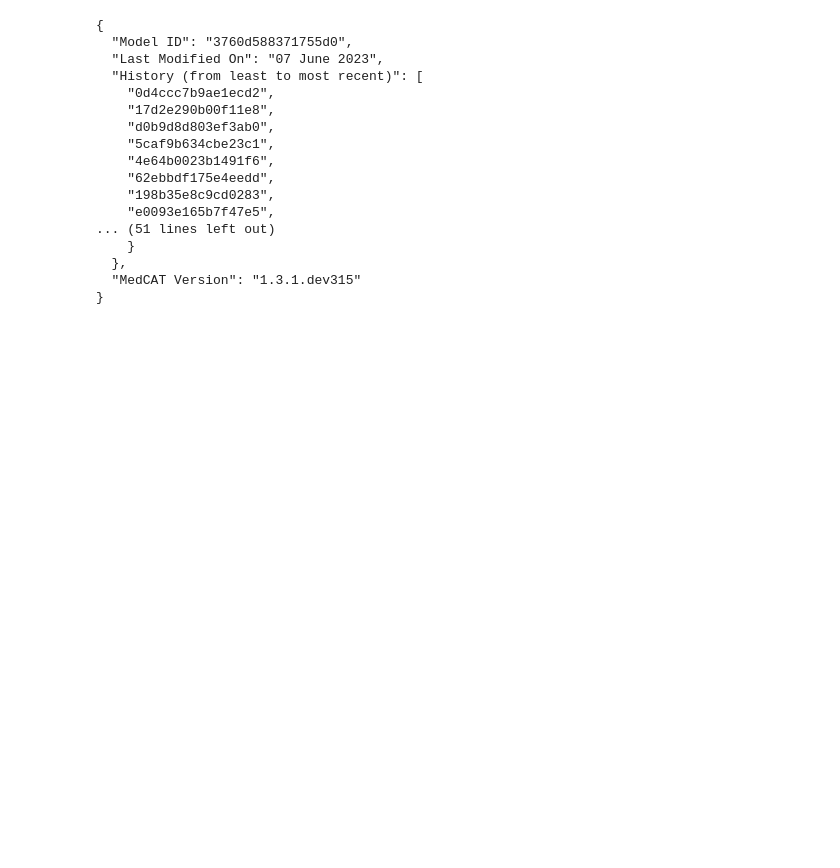
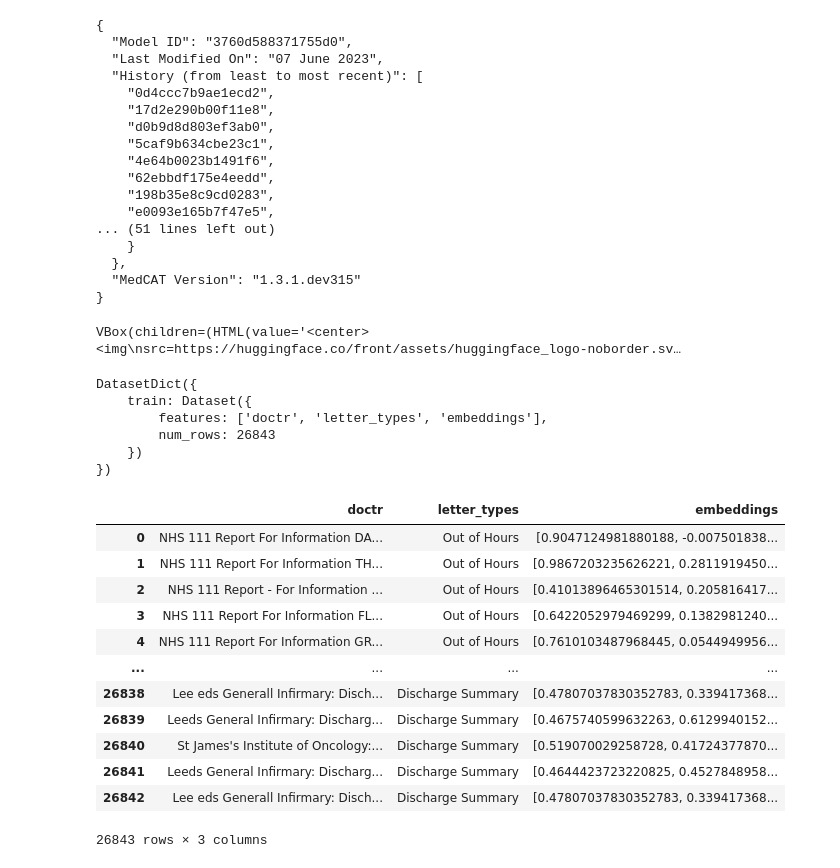
Before and after one commit to wamansou/MedCAT, a Jupyter notebook: testing.ipynb, the cells around one changed output. Drawn from its saved outputs; the diff is of its cells as text; code cells hidden in the pictures; blank space fills up the shorter version.

Commit message:
Notebooks uploaded, working on the reference_dataframe

```diff
--- a/testing.ipynb
+++ b/testing.ipynb
@@ -32,3 +66,10 @@ print(cat.get_model_card())
   },
   "MedCAT Version": "1.3.1.dev315"
 }
+# %%
+from huggingface_hub import login
+# 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
+# Prompt for the Hugging Face token
+login()
+# %% [output]
+VBox(children=(HTML(value='<center> <img\nsrc=https://huggingface.co/front/assets/huggingface_logo-noborder.sv…
@@ -34,0 +79,31 @@ print(cat.get_model_card())
+# %%
+dataset = load_dataset("saintkillio/noimg_letter_types")
+# %%
+dataset
+# %% [output]
+DatasetDict({
+    train: Dataset({
+        features: ['doctr', 'letter_types', 'embeddings'],
+        num_rows: 26843
+    })
+})
+# %%
+import pandas as pd
+
+df = pd.DataFrame(dataset['train'])
+# %%
+df
+# %% [output]
+|  | doctr | letter_types | embeddings |
+| 0 | NHS 111 Report For Information DA... | Out of Hours | [0.9047124981880188, -0.007501838... |
+| 1 | NHS 111 Report For Information TH... | Out of Hours | [0.9867203235626221, 0.2811919450... |
+| 2 | NHS 111 Report - For Information ... | Out of Hours | [0.41013896465301514, 0.205816417... |
+| 3 | NHS 111 Report For Information FL... | Out of Hours | [0.6422052979469299, 0.1382981240... |
+| 4 | NHS 111 Report For Information GR... | Out of Hours | [0.7610103487968445, 0.0544949956... |
+| ... | ... | ... | ... |
+| 26838 | Lee eds Generall Infirmary: Disch... | Discharge Summary | [0.47807037830352783, 0.339417368... |
+| 26839 | Leeds General Infirmary: Discharg... | Discharge Summary | [0.4675740599632263, 0.6129940152... |
+| 26840 | St James's Institute of Oncology:... | Discharge Summary | [0.519070029258728, 0.41724377870... |
+| 26841 | Leeds General Infirmary: Discharg... | Discharge Summary | [0.4644423723220825, 0.4527848958... |
+| 26842 | Lee eds Generall Infirmary: Disch... | Discharge Summary | [0.47807037830352783, 0.339417368... |
+26843 rows × 3 columns
```
Also changed, not shown: parts of 20 cells of this notebook, 7 other files.
